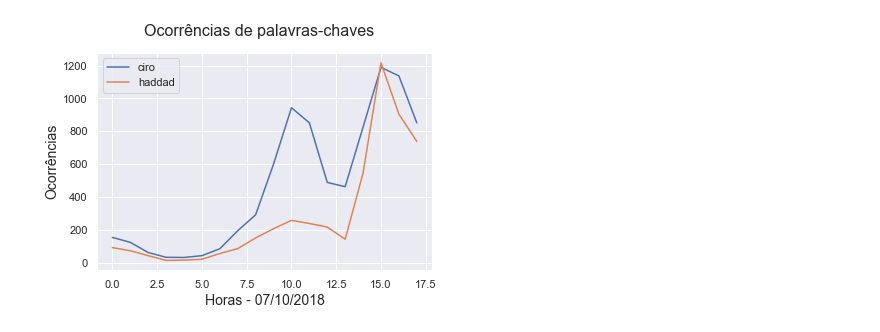
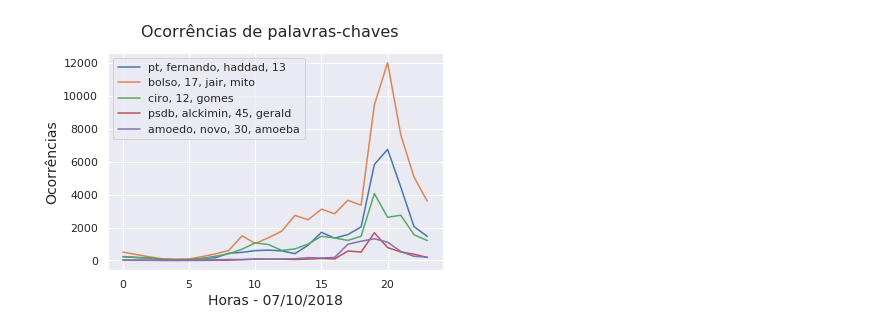
Before and after one commit to leodlca/2018-brazilian-elections, a Jupyter notebook: elections.ipynb, the cells around one changed output. Cells and saved outputs as stored; diff of their text form; code cells hidden in the pictures.

```diff
--- a/elections.ipynb
+++ b/elections.ipynb
@@ -78,4 +74,4 @@ kdeplot_by_keywords([['pt', 'fernando', 'haddad'], ['bolsonaro']])
-# %%
-kdeplot_by_keywords([['ciro'], ['haddad']])
-# %% [output]
-[figure, removed]
+# %%
+kdeplot_by_keywords([['pt', 'fernando', 'haddad', '13'], ['bolso', '17', 'jair', 'mito'], ['ciro', '12', 'gomes'], ['psdb', 'alckimin', '45', 'gerald'],['amoedo', 'novo', '30', 'amoeba']])
+# %% [output]
+[figure, added]
```
Also changed, not shown: parts of 9 cells of this notebook.
